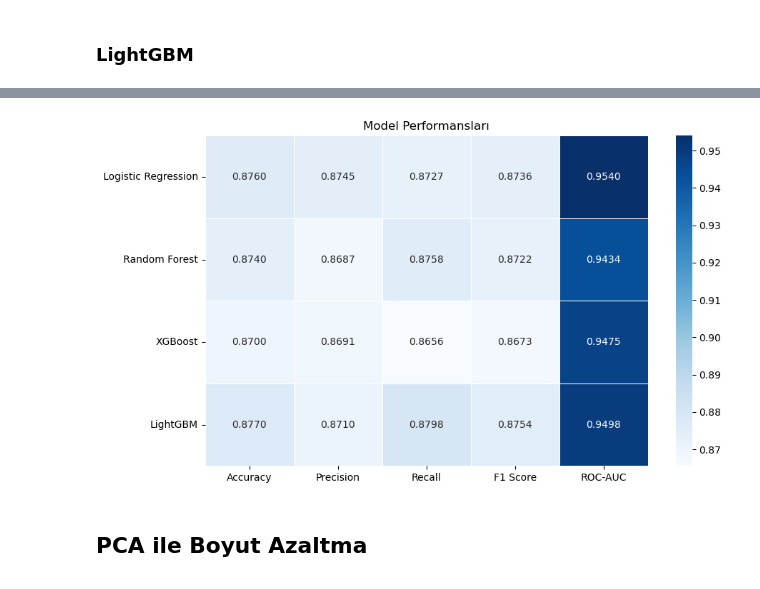
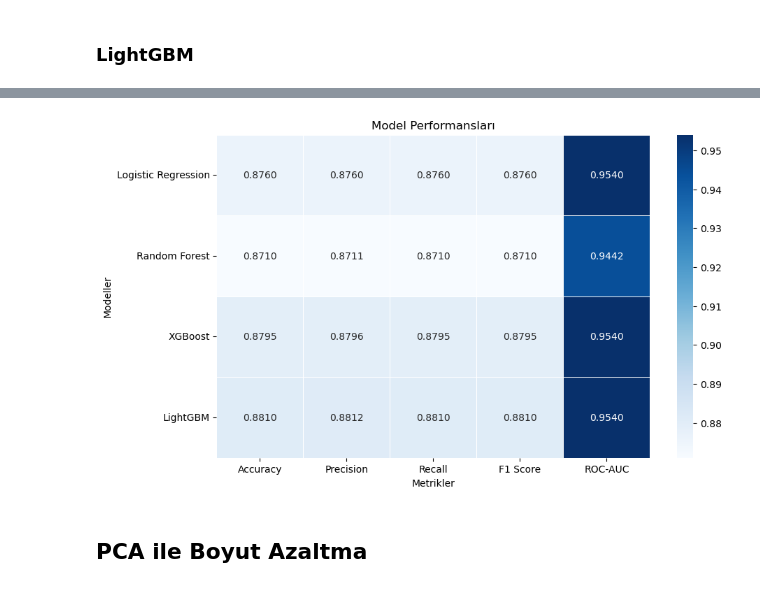
Before and after one commit to ZehraKucuker/Credit_Approval_Classification, a Jupyter notebook: Credit_Approval_Classification.ipynb, the cells around one changed output, grey strips where cells are left out. Saved outputs shown, nothing was run; the diff lists cells and outputs as text; code cells hidden in the pictures.

```diff
--- a/Credit_Approval_Classification.ipynb
+++ b/Credit_Approval_Classification.ipynb
@@ -1000,59 +1000,26 @@ weighted avg       0.88      0.88      0.88      2000
 [figure]
 [figure]
 # %%
-from xgboost import XGBClassifier
-
-#Modellerin performanslarının karşılaştırılması ve ideal olan modelin bulunması
-X_train, X_test, y_train, y_test = train_test_split(X, y, test_size=0.2, random_state=42)
-
-scaler = StandardScaler()
-X_train_scaled = scaler.fit_transform(X_train)
-X_test_scaled = scaler.transform(X_test)
-
-# Modelleri tanımlama
-models = {
-    'Logistic Regression': LogisticRegression(max_iter=1000),  # max_iter artırıldı
-    'Random Forest': RandomForestClassifier(),
-    'XGBoost': XGBClassifier(),
-    'LightGBM': lgb.LGBMClassifier()
+model_results = {
+    'Logistic Regression': {'Accuracy': 0.8760, 'Precision': 0.8760, 'Recall': 0.8760, 'F1 Score': 0.8760, 'ROC-AUC': 0.9540},
+    'Random Forest': {'Accuracy': 0.8710, 'Precision': 0.8711, 'Recall': 0.8710, 'F1 Score': 0.8710, 'ROC-AUC': 0.9442},
+    'XGBoost': {'Accuracy': 0.8795, 'Precision': 0.8796, 'Recall': 0.8795, 'F1 Score': 0.8795, 'ROC-AUC': 0.9540},
+    'LightGBM': {'Accuracy': 0.8810, 'Precision': 0.8812, 'Recall': 0.8810, 'F1 Score': 0.8810, 'ROC-AUC': 0.9540}
 }
 
-# Model sonuçlarını depolamak için bir dictionary
-model_results = {}
-
-# Modelleri eğitme ve değerlendirme
-for model_name, model in models.items():
-    model.fit(X_train_scaled, y_train)  # Ölçeklenmiş verilerle model eğitme
-    y_pred = model.predict(X_test_scaled)  # Test setinde tahmin yapma
-    y_prob = model.predict_proba(X_test_scaled)[:, 1]  # Pozitif sınıfın olasılıkları (AUC için)
-
-    # Performans metriklerini hesaplama
-    accuracy = accuracy_score(y_test, y_pred)
-    precision = precision_score(y_test, y_pred)
-    recall = recall_score(y_test, y_pred)
-    f1 = f1_score(y_test, y_pred)
-    auc_roc = roc_auc_score(y_test, y_prob)
-
-    # Sonuçları saklama
-    model_results[model_name] = {
-        'Accuracy': accuracy,
-        'Precision': precision,
-        'Recall': recall,
-        'F1 Score': f1,
-        'ROC-AUC': auc_roc
-    }
-
-# Sonuçları yazdırma
 for model_name, metrics in model_results.items():
     print(f"\n{model_name}:")
     for metric, value in metrics.items():
         print(f"{metric}: {value:.4f}")
 
-metrics = ['Accuracy', 'Precision', 'Recall', 'F1 Score', 'ROC-AUC']
-results_df = pd.DataFrame(model_results).T[metrics]
+# DataFrame oluşturma
+results_df = pd.DataFrame(model_results).T
 
+# Heatmap oluşturma
 plt.figure(figsize=(10, 6))
 sns.heatmap(results_df, annot=True, cmap="Blues", fmt=".4f", linewidths=0.5)
 plt.title("Model Performansları")
+plt.ylabel("Modeller")
+plt.xlabel("Metrikler")
 plt.show()
 # %% [output]
@@ -1076,4 +1043,4 @@ ROC-AUC: 0.9498
-[figure, old version]
+[figure, new version]
 # %% [markdown]
 ## **PCA ile Boyut Azaltma**
 # %%
```
Also changed, not shown: parts of 8 cells of this notebook.
